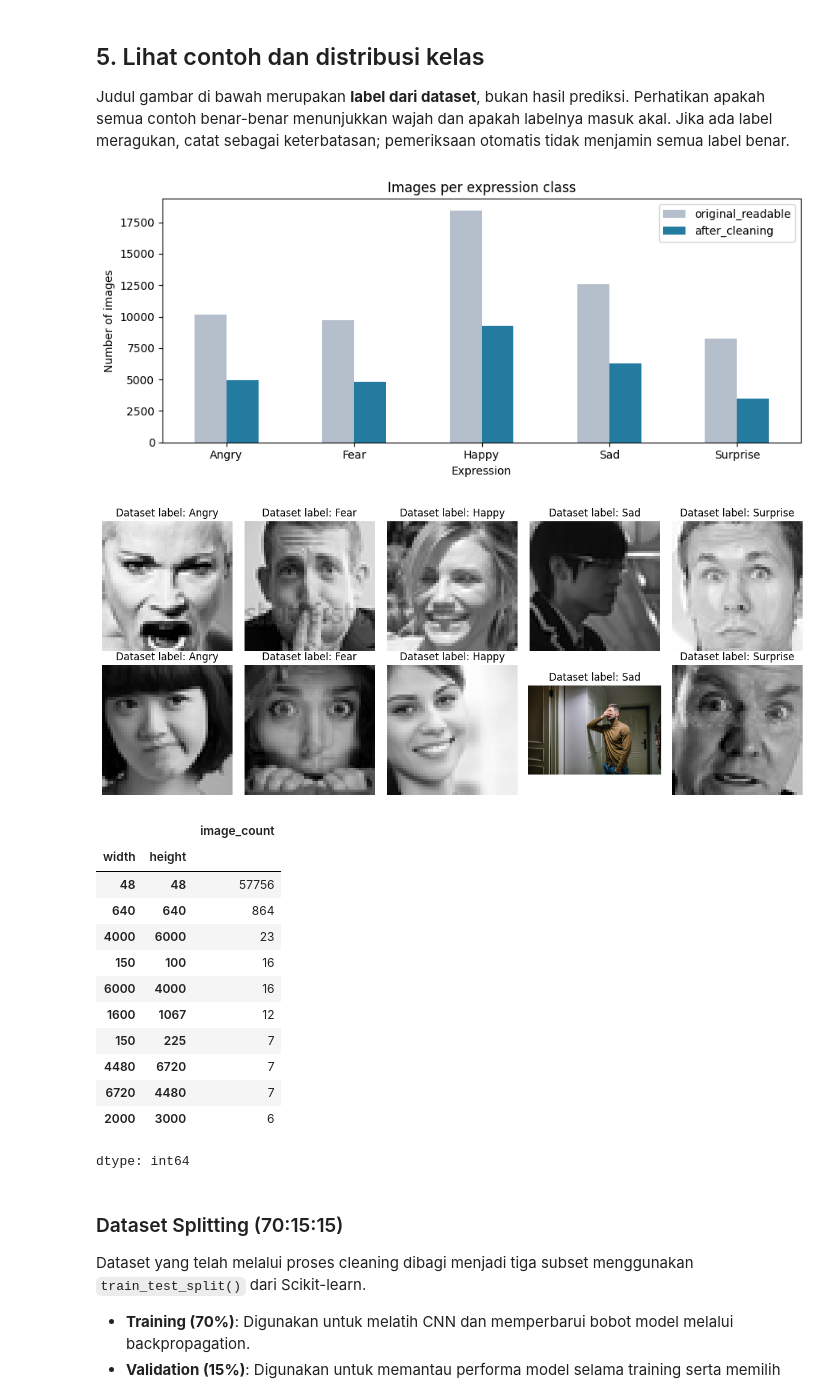
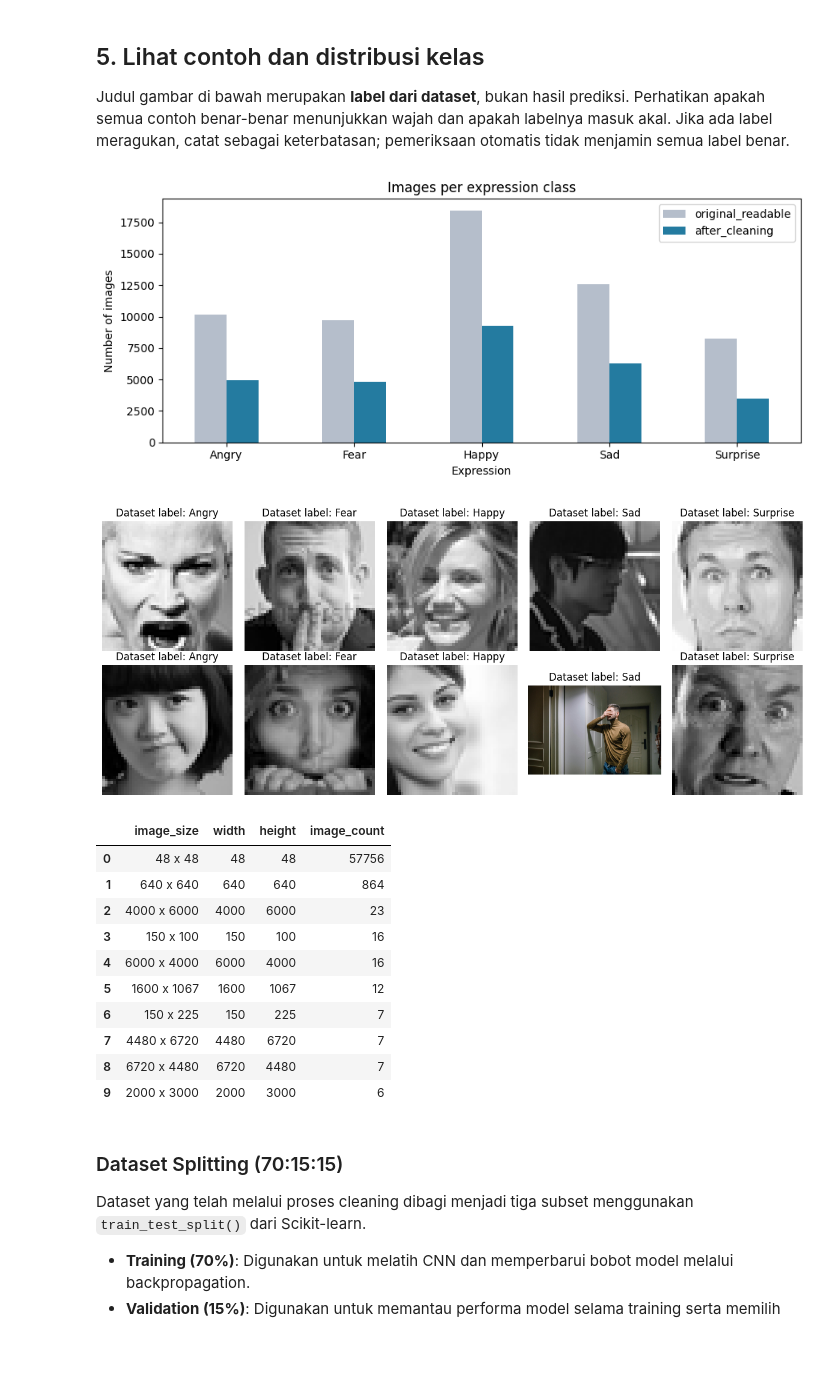
Before and after one commit to salmakamila126/facial-expression-recognition-cnn-pytorch, a Jupyter notebook: CNN.ipynb, the cells around one changed output. Saved outputs shown, nothing was run; the diff lists cells and outputs as text; code cells hidden in the pictures; blank space fills up the shorter version.

```diff
--- a/CNN.ipynb
+++ b/CNN.ipynb
@@ -97,7 +98,7 @@ OUTPUT_ROOT = Path('/content/drive/MyDrive/fer_cnn_outputs')
 SEED = 42
 IMAGE_SIZE = 64
 BATCH_SIZE = 64
-EPOCHS = 25
+EPOCHS = 50
 LEARNING_RATE = 1e-3
 PATIENCE = 5
 USE_CLASS_WEIGHTS = True
@@ -117,8 +118,8 @@ if torch.cuda.is_available():
 torch.backends.cudnn.benchmark = False
 torch.backends.cudnn.deterministic = True
 DEVICE = torch.device('cuda' if torch.cuda.is_available() else 'cpu')
-RUN_NAME = "cnn_experiment_25epoch"
 
+RUN_NAME = "cnn_experiment_50epoch"
 RUN_DIR = OUTPUT_ROOT / RUN_NAME
 RUN_DIR.mkdir(parents=True, exist_ok=True)
 
@@ -207,9 +208,13 @@ for path in tqdm(paths, desc='Checking images and exact duplicates'):
                 original_width, original_height, mode = *original.size, original.mode
                 image = ImageOps.exif_transpose(original).convert('RGB')
                 digest = hashlib.sha256(str(image.size).encode() + b'|' + image.tobytes()).hexdigest()
-        records.append({'path': path.relative_to(DATA_DIR).as_posix(), 'folder': folder,
-                        'label': FOLDER_TO_LABEL[folder], 'width': original_width,
-                        'height': original_height, 'mode': mode, 'pixel_sha256': digest})
+        records.append({'path': path.relative_to(DATA_DIR).as_posix(),
+                        'folder': folder,
+                        'label': FOLDER_TO_LABEL[folder],
+                        'width': original_width,
+                        'height': original_height,
+                        'mode': mode,
+                        'pixel_sha256': digest})
     except Exception as error:
         invalid.append({'path': path.relative_to(DATA_DIR).as_posix(), 'error': str(error)})
 
@@ -231,6 +236,7 @@ audit_summary = {'input_images': len(paths), 'readable_images': len(manifest), '
                  'same_label_duplicates_removed': len(consistent) - len(clean), 'retained_images': len(clean)}
 (RUN_DIR / 'audit_summary.json').write_text(json.dumps(audit_summary, indent=2))
 print(json.dumps(audit_summary, indent=2))
+
 counts = pd.DataFrame({'original_readable': manifest.label.value_counts(),
                        'after_cleaning': clean.label.value_counts()}).reindex(CLASS_NAMES).fillna(0).astype(int)
 display(counts)
@@ -260,40 +266,48 @@ Jika ada label meragukan, catat sebagai keterbatasan; pemeriksaan otomatis tidak
 # %%
 counts.plot(kind='bar', figsize=(9, 4), color=['#b5becb', '#247ba0'])
 plt.title('Images per expression class')
 plt.xlabel('Expression')
 plt.ylabel('Number of images')
 plt.xticks(rotation=0)
 plt.tight_layout()
 plt.savefig(RUN_DIR / 'class_distribution.png', dpi=150)
 plt.show()
 
 fig, axes = plt.subplots(2, len(CLASS_NAMES), figsize=(12, 5))
 for column, label in enumerate(CLASS_NAMES):
     examples = clean[clean.label == label].sample(2, random_state=SEED)
     for row, (_, item) in enumerate(examples.iterrows()):
         with Image.open(DATA_DIR / item.path) as image:
             axes[row, column].imshow(ImageOps.exif_transpose(image).convert('RGB'))
         axes[row, column].set_title(f'Dataset label: {label}')
         axes[row, column].axis('off')
 plt.tight_layout()
 plt.show()
-display(manifest.groupby(['width', 'height']).size().sort_values(ascending=False).head(10).rename('image_count'))
+image_sizes = (
+    manifest.groupby(['width', 'height'])
+    .size()
+    .reset_index(name='image_count')
+    .sort_values('image_count', ascending=False)
+    .head(10)
+    .reset_index(drop=True)
+)
+
+image_sizes.insert(0, 'image_size', image_sizes['width'].astype(str) + ' x ' + image_sizes['height'].astype(str))
+display(image_sizes)
 # %% [output]
 [figure]
 [figure]
-|  |  | image_count |
-| width | height |  |
-| 48 | 48 | 57756 |
-| 640 | 640 | 864 |
-| 4000 | 6000 | 23 |
-| 150 | 100 | 16 |
-| 6000 | 4000 | 16 |
-| 1600 | 1067 | 12 |
-| 150 | 225 | 7 |
-| 4480 | 6720 | 7 |
-| 6720 | 4480 | 7 |
-| 2000 | 3000 | 6 |
+|  | image_size | width | height | image_count |
+| 0 | 48 x 48 | 48 | 48 | 57756 |
+| 1 | 640 x 640 | 640 | 640 | 864 |
+| 2 | 4000 x 6000 | 4000 | 6000 | 23 |
+| 3 | 150 x 100 | 150 | 100 | 16 |
+| 4 | 6000 x 4000 | 6000 | 4000 | 16 |
+| 5 | 1600 x 1067 | 1600 | 1067 | 12 |
+| 6 | 150 x 225 | 150 | 225 | 7 |
+| 7 | 4480 x 6720 | 4480 | 6720 | 7 |
+| 8 | 6720 x 4480 | 6720 | 4480 | 7 |
+| 9 | 2000 x 3000 | 2000 | 3000 | 6 |
-dtype: int64
 # %% [markdown]
 ### Dataset Splitting (70:15:15)
 
```
Also changed, not shown: parts of 12 cells of this notebook.
